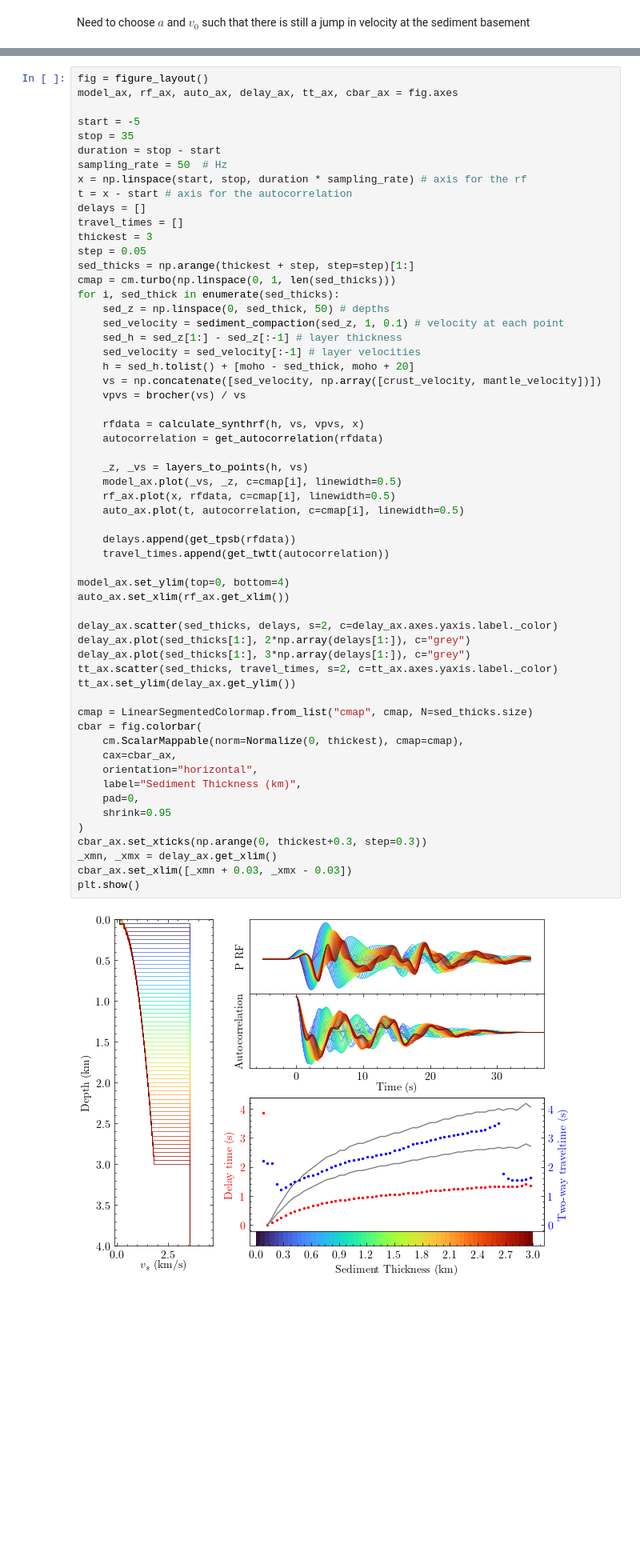
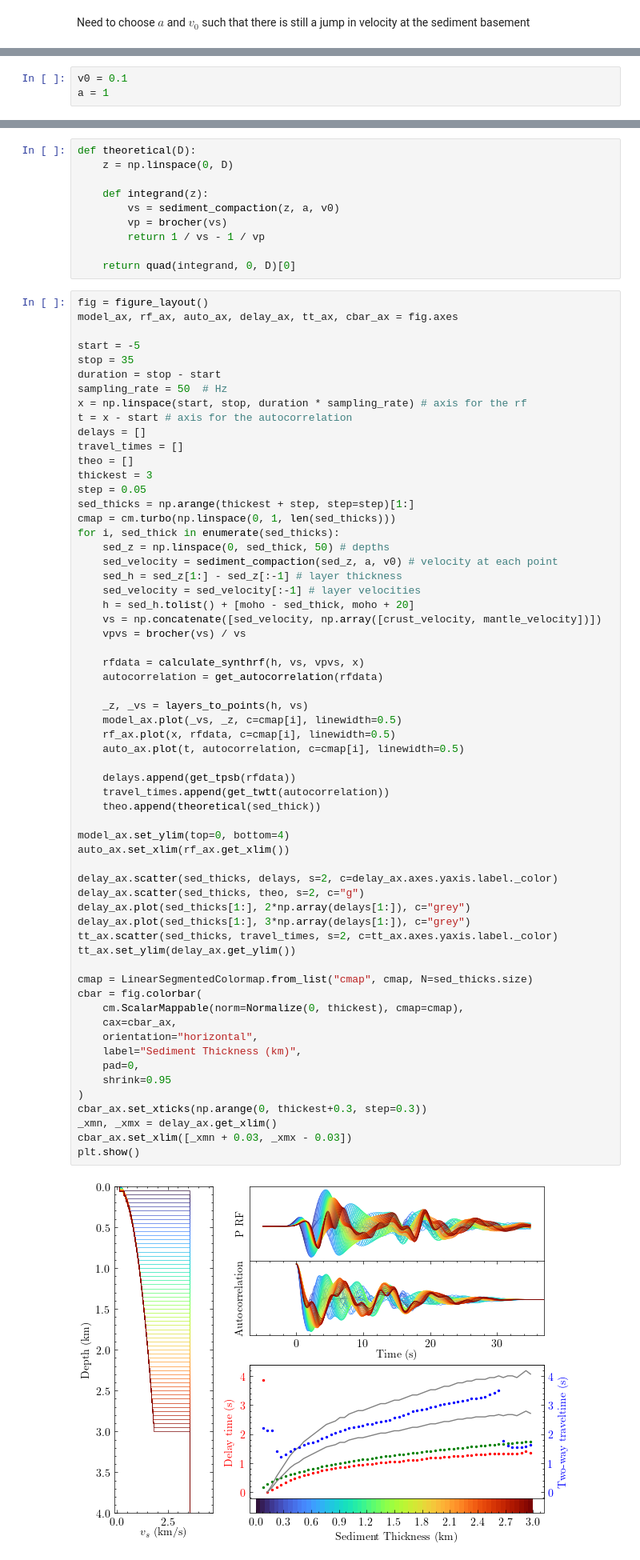
Before and after one commit to auggiemarignier/AusSedThick, a Jupyter notebook: aussedthickrf/02ForwardModelling.ipynb, the cells around one changed output, grey strips where cells are left out. Shown at 80% size. Drawn from its saved outputs; the diff is of its cells as text; blank space fills up the shorter version.

Commit message:
get the theoretical relationship between D and t

```diff
--- a/aussedthickrf/02ForwardModelling.ipynb
+++ b/aussedthickrf/02ForwardModelling.ipynb
@@ -330,3 +331,6 @@ plt.legend()
 (plt.gca()).invert_yaxis()
 # %% [output]
 [figure]
+# %%
+v0 = 0.1
+a = 1
@@ -333,3 +339,13 @@ plt.legend()
+# %%
+def theoretical(D):
+    z = np.linspace(0, D)
+
+    def integrand(z):
+        vs = sediment_compaction(z, a, v0)
+        vp = brocher(vs)
+        return 1 / vs - 1 / vp
+
+    return quad(integrand, 0, D)[0]
 # %%
 fig = figure_layout()
 model_ax, rf_ax, auto_ax, delay_ax, tt_ax, cbar_ax = fig.axes
@@ -342,13 +358,14 @@ x = np.linspace(start, stop, duration * sampling_rate) # axis for the rf
 t = x - start # axis for the autocorrelation
 delays = []
 travel_times = []
+theo = []
 thickest = 3
 step = 0.05
 sed_thicks = np.arange(thickest + step, step=step)[1:]
 cmap = cm.turbo(np.linspace(0, 1, len(sed_thicks)))
 for i, sed_thick in enumerate(sed_thicks):
     sed_z = np.linspace(0, sed_thick, 50) # depths
-    sed_velocity = sediment_compaction(sed_z, 1, 0.1) # velocity at each point
+    sed_velocity = sediment_compaction(sed_z, a, v0) # velocity at each point
     sed_h = sed_z[1:] - sed_z[:-1] # layer thickness
     sed_velocity = sed_velocity[:-1] # layer velocities
     h = sed_h.tolist() + [moho - sed_thick, moho + 20]
@@ -362,31 +379,33 @@ for i, sed_thick in enumerate(sed_thicks):
     model_ax.plot(_vs, _z, c=cmap[i], linewidth=0.5)
     rf_ax.plot(x, rfdata, c=cmap[i], linewidth=0.5)
     auto_ax.plot(t, autocorrelation, c=cmap[i], linewidth=0.5)
 
     delays.append(get_tpsb(rfdata))
     travel_times.append(get_twtt(autocorrelation))
+    theo.append(theoretical(sed_thick))
 
 model_ax.set_ylim(top=0, bottom=4)
 auto_ax.set_xlim(rf_ax.get_xlim())
 
 delay_ax.scatter(sed_thicks, delays, s=2, c=delay_ax.axes.yaxis.label._color)
+delay_ax.scatter(sed_thicks, theo, s=2, c="g")
 delay_ax.plot(sed_thicks[1:], 2*np.array(delays[1:]), c="grey")
 delay_ax.plot(sed_thicks[1:], 3*np.array(delays[1:]), c="grey")
 tt_ax.scatter(sed_thicks, travel_times, s=2, c=tt_ax.axes.yaxis.label._color)
 tt_ax.set_ylim(delay_ax.get_ylim())
 
 cmap = LinearSegmentedColormap.from_list("cmap", cmap, N=sed_thicks.size)
 cbar = fig.colorbar(
     cm.ScalarMappable(norm=Normalize(0, thickest), cmap=cmap),
     cax=cbar_ax,
     orientation="horizontal",
     label="Sediment Thickness (km)",
     pad=0,
     shrink=0.95
 )
 cbar_ax.set_xticks(np.arange(0, thickest+0.3, step=0.3))
 _xmn, _xmx = delay_ax.get_xlim()
 cbar_ax.set_xlim([_xmn + 0.03, _xmx - 0.03])
 plt.show()
 # %% [output]
-[figure, old version]
+[figure, new version]
```
Also changed, not shown: parts of 10 cells of this notebook.
